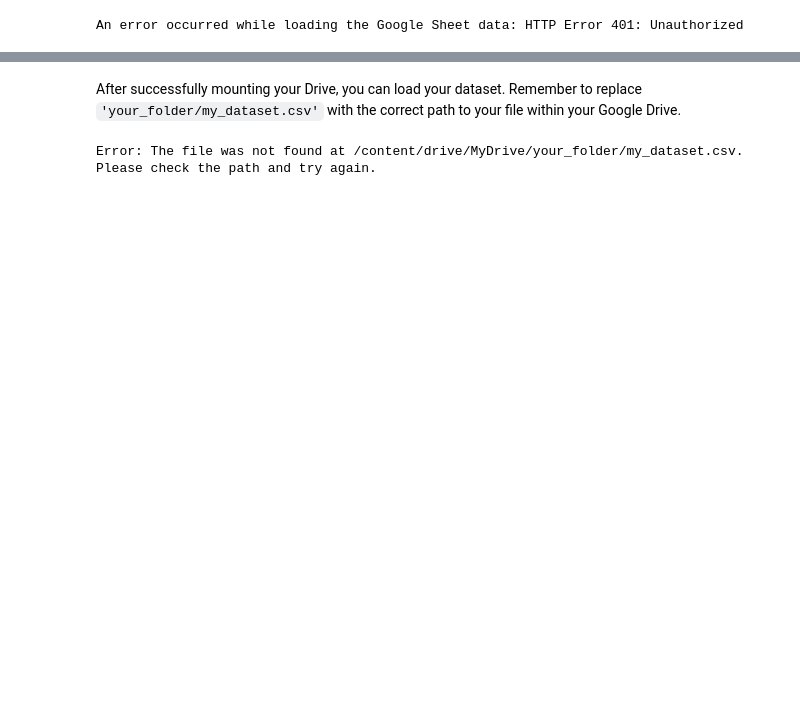
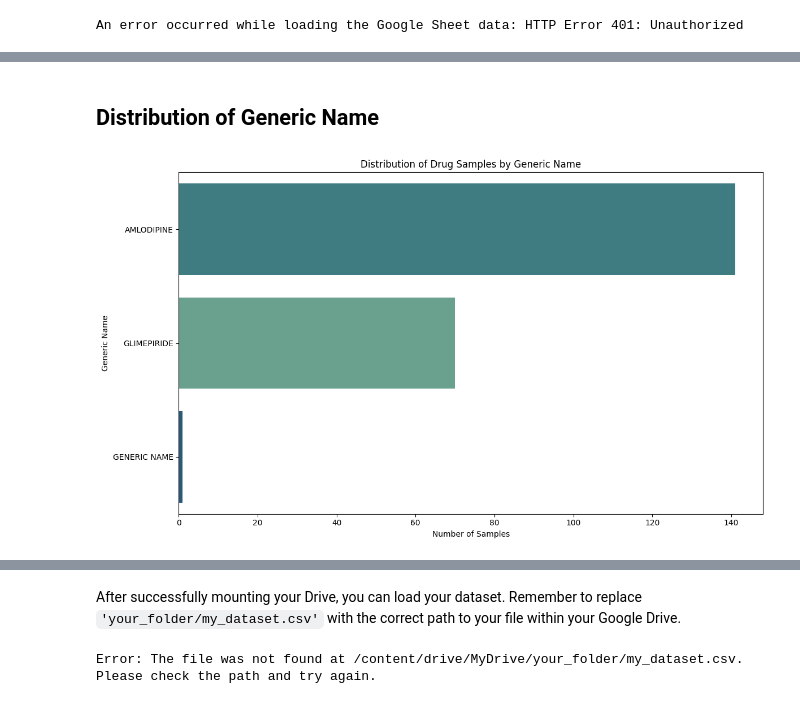
Before and after one commit to YodahJ/Fake-drug-checker, a Jupyter notebook: copy_of_welcome_to_colab.ipynb, the cells around one changed output, grey strips where cells are left out. Saved outputs shown, nothing was run; the diff lists cells and outputs as text; code cells hidden in the pictures; blank space fills up the shorter version.

```diff
--- a/copy_of_welcome_to_colab.ipynb
+++ b/copy_of_welcome_to_colab.ipynb
@@ -71,0 +540,17 @@ except Exception as e:
+# %% [markdown]
+## Distribution of Generic Name
+# %%
+import matplotlib.pyplot as plt
+import seaborn as sns
+
+plt.figure(figsize=(12, 7))
+sns.countplot(y='GENERIC NAME', data=df_gspread_cleaned,
+              order=df_gspread_cleaned['GENERIC NAME'].value_counts().index,
+              palette='crest', hue='GENERIC NAME', legend=False)
+plt.title('Distribution of Drug Samples by Generic Name')
+plt.xlabel('Number of Samples')
+plt.ylabel('Generic Name')
+plt.tight_layout()
+plt.show()
+# %% [output]
+[figure, added]
```
Also changed, not shown: parts of 63 cells of this notebook.
